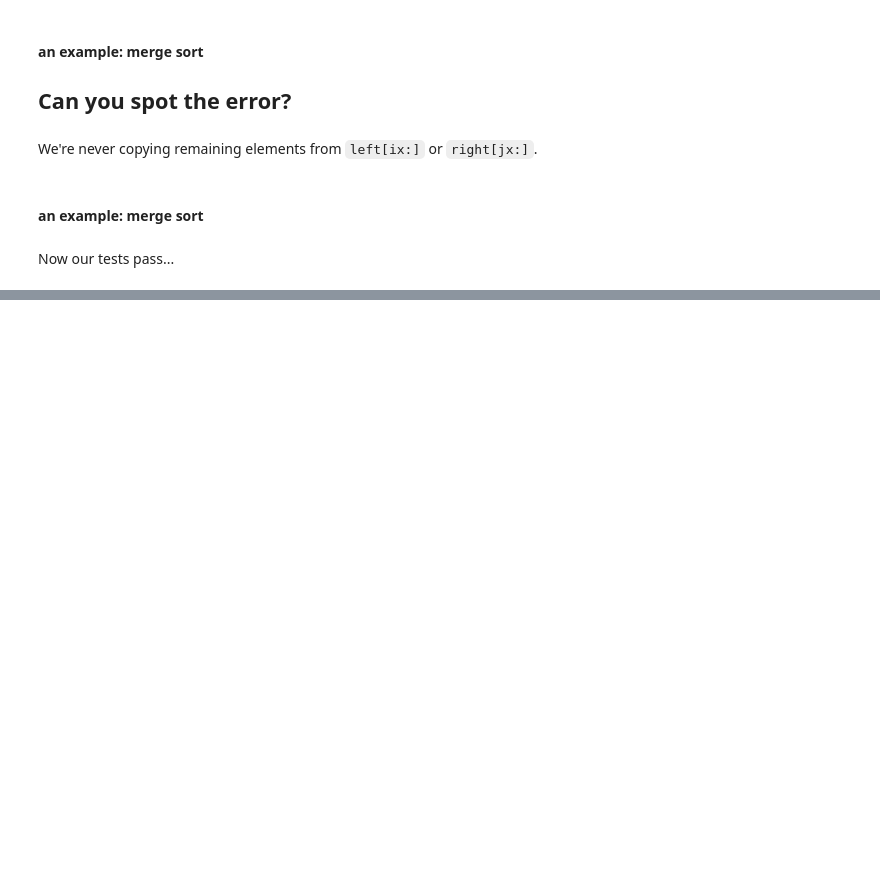
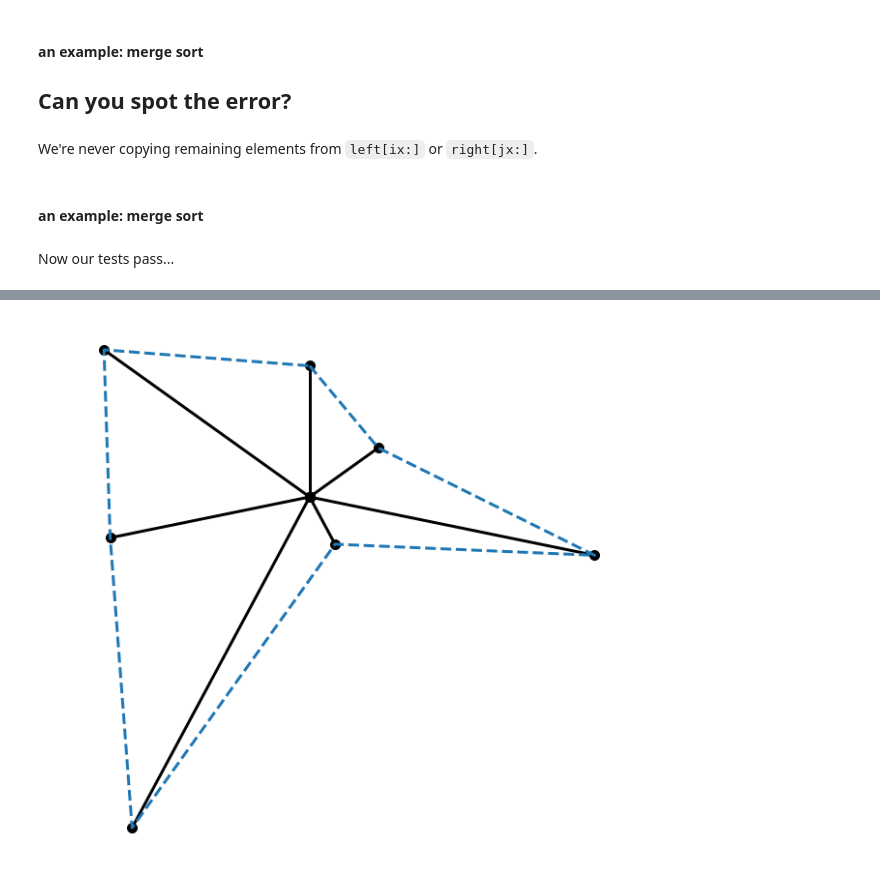
Before and after one commit to bgschiller/property-based-testing-talk, a Jupyter notebook: property-based-testing.ipynb, the cells around one changed output, grey strips where cells are left out. Cells and saved outputs as stored; diff of their text form; code cells hidden in the pictures; blank space fills up the shorter version.

```diff
--- a/property-based-testing.ipynb
+++ b/property-based-testing.ipynb
@@ -490,0 +646,32 @@ What's wrong with just `import random` or `Math.random()`?
+# %%
+# generate the explanatory polygon graphic
+
+fig, ax = plt.subplots(figsize=(5, 5))
+fig.set_size_inches(10, 10)
+
+ax.axis('off')
+ax.set_xlim(192.12422853458619, 210.58856724501976)
+ax.set_ylim(327.47518723099802, 347.52265683509671)
+
+centerX, centerY = (200, 341)
+radii = [5, 3, 10, 2, 14, 7, 9]
+angle_step = 2 * math.pi / len(radii)
+ax.plot(centerX, centerY, marker='o', color='k', linewidth=3, markersize=10)
+pts = []
+
+fig.savefig('createPolygon0.png')
+
+for ix, rad in enumerate(radii):
+    pt = (
+        centerX + rad * math.sin(ix * angle_step),
+        centerY + rad * math.cos(ix * angle_step))
+
+    ax.plot(*zip(center, pt), marker='o', color='k', linewidth=3, markersize=10)
+    pts.append(pt)
+    fig.savefig('createPolygon{}.png'.format(ix + 1))
+
+pts.append(pts[0])
+ax.plot(*zip(*pts), linestyle='dashed', linewidth=3)
+fig.savefig('createPolygon{}.png'.format(len(radii) + 1))
+# %% [output]
+[figure, added]
```
Also changed, not shown: parts of 36 cells of this notebook, 1 other file.
